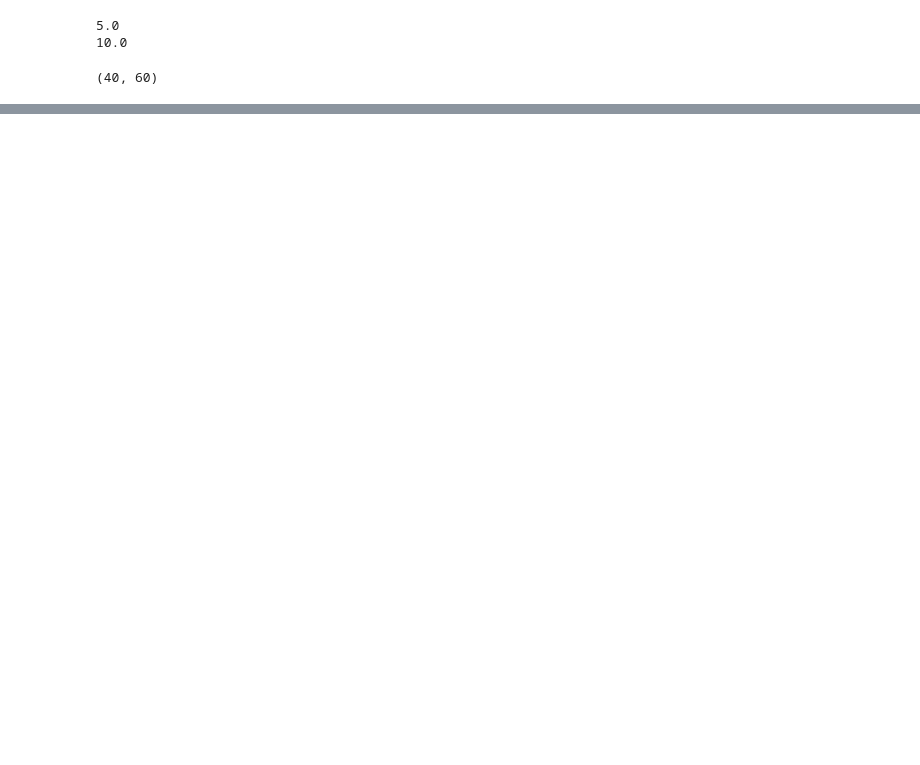
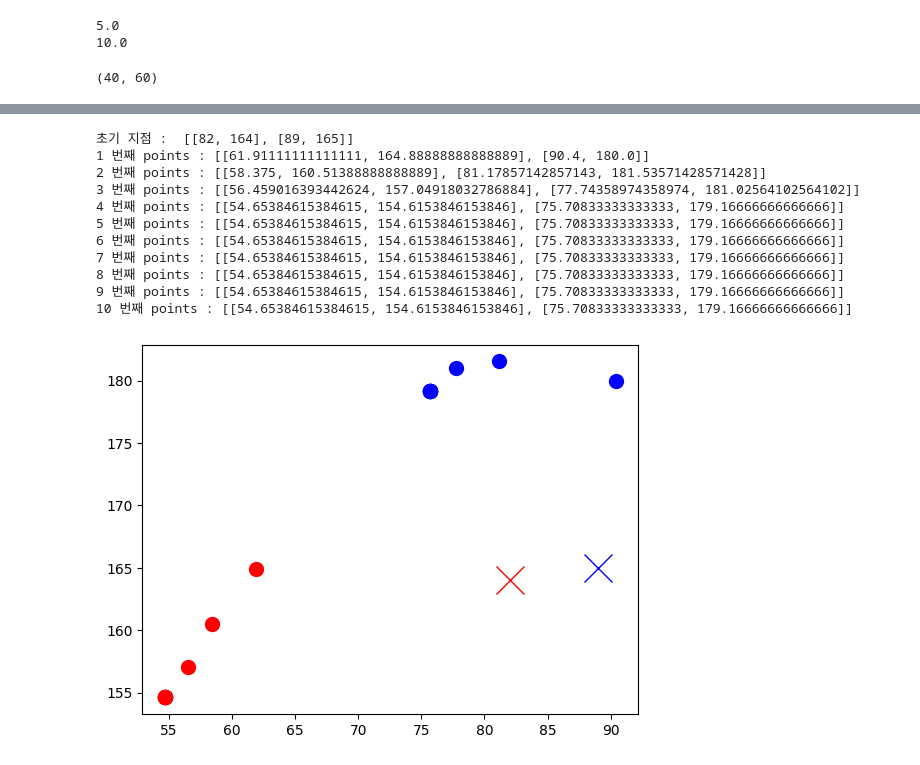
Before and after one commit to OKz4p/ai, a Jupyter notebook: source/05_DeepLearning/03_비지도학습_군집분석.ipynb, the cells around one changed output, grey strips where cells are left out. Cells and saved outputs as stored; diff of their text form; code cells hidden in the pictures; blank space fills up the shorter version.

```diff
--- a/source/05_DeepLearning/03_비지도학습_군집분석.ipynb
+++ b/source/05_DeepLearning/03_비지도학습_군집분석.ipynb
@@ -122,0 +133,44 @@ plt.show()
+# %%
+points = [
+    [random.randint(40,95), random.randint(140,195)],
+    [random.randint(40,95), random.randint(140,195)],
+]
+print('초기 지점 : ', points)
+plt.plot(points[0][0], points[0][1], 'x', color='r', markersize=20)
+plt.plot(points[1][0], points[1][1], 'x', color='b', markersize=20)
+for i in range(1, 11):
+    # points 두 지점을 기준으로 group0과 group1 나누기
+    group0 = []
+    group1 = []
+    for d in data:
+        if dist(points[0], d) < dist(points[1], d):
+            group0.append(d)
+        else:
+            group1.append(d)
+    # group0의 중간점, group1의 중감점으로 points업데이트
+    meanX = np.mean([g[0] for g in group0])
+    meanY = np.mean([g[1] for g in group0])
+    points[0] = [meanX, meanY]
+
+    meanX = np.mean([g[0] for g in group1])
+    meanY = np.mean([g[1] for g in group1])
+    points[1] = [meanX, meanY]
+
+    # 업데이트된 points 출력 및 시각화
+    print(i, '번째 points :', points)
+    plt.plot(points[0][0], points[0][1], 'o', color='r', markersize=10)
+    plt.plot(points[1][0], points[1][1], 'o', color='b', markersize=10)
+plt.xlim([40,95])
+# %% [output]
+초기 지점 :  [[82, 164], [89, 165]]
+1 번째 points : [[61.91111111111111, 164.88888888888889], [90.4, 180.0]]
+2 번째 points : [[58.375, 160.51388888888889], [81.17857142857143, 181.53571428571428]]
+3 번째 points : [[56.459016393442624, 157.04918032786884], [77.74358974358974, 181.02564102564102]]
+4 번째 points : [[54.65384615384615, 154.6153846153846], [75.70833333333333, 179.16666666666666]]
+5 번째 points : [[54.65384615384615, 154.6153846153846], [75.70833333333333, 179.16666666666666]]
+6 번째 points : [[54.65384615384615, 154.6153846153846], [75.70833333333333, 179.16666666666666]]
+7 번째 points : [[54.65384615384615, 154.6153846153846], [75.70833333333333, 179.16666666666666]]
+8 번째 points : [[54.65384615384615, 154.6153846153846], [75.70833333333333, 179.16666666666666]]
+9 번째 points : [[54.65384615384615, 154.6153846153846], [75.70833333333333, 179.16666666666666]]
+10 번째 points : [[54.65384615384615, 154.6153846153846], [75.70833333333333, 179.16666666666666]]
+[figure, added]
```
Also changed, not shown: parts of 16 cells of this notebook, 2 other files.
